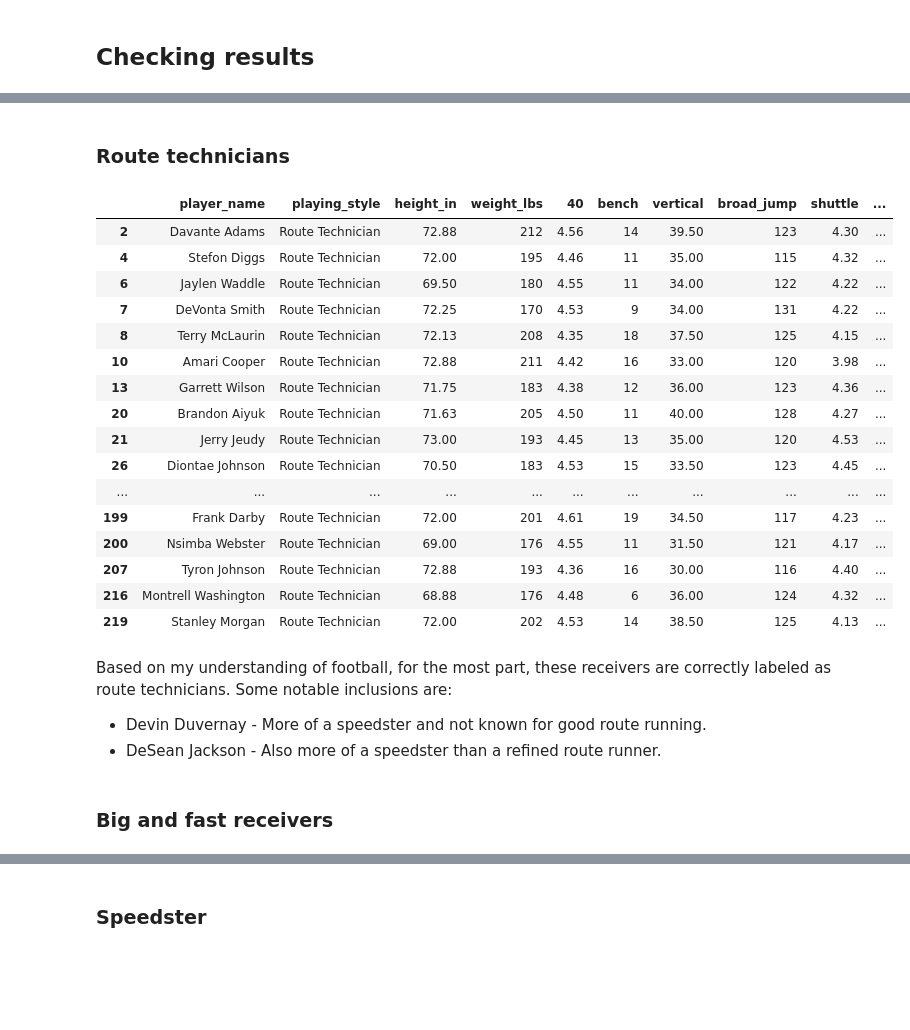
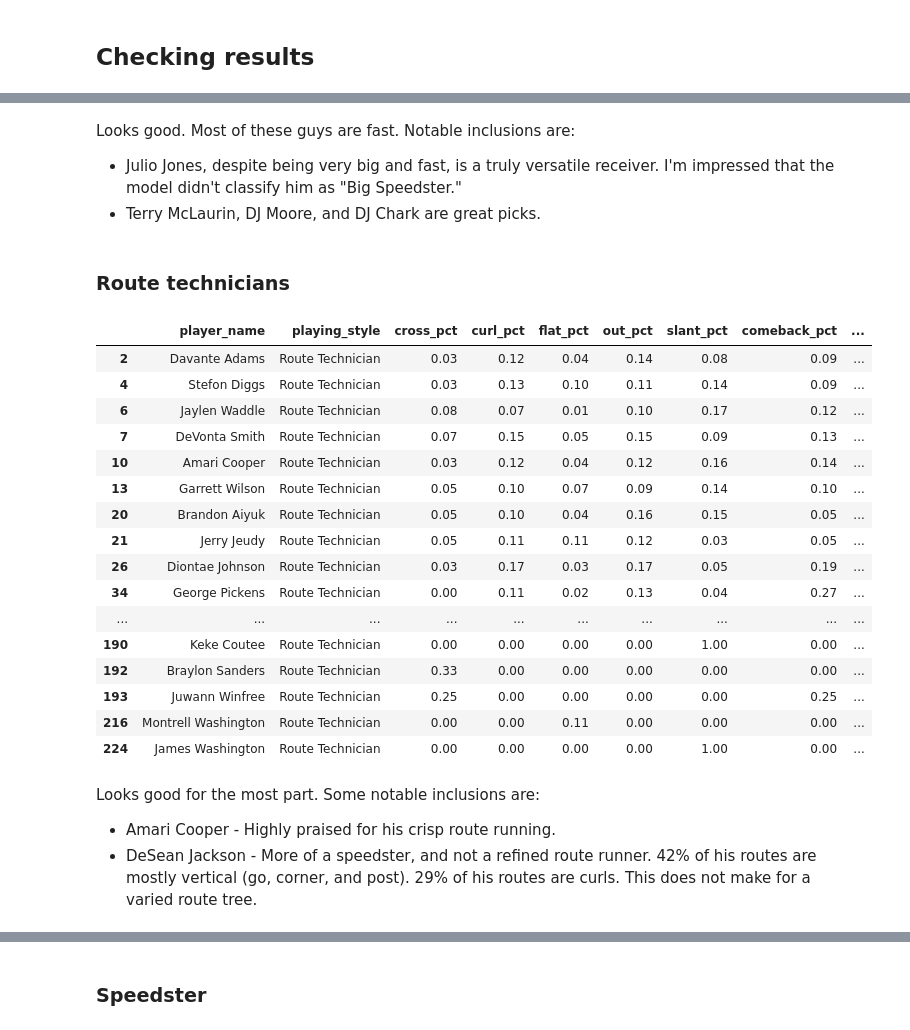
Before and after one commit to jeesuk/nfl_wr_classifier, a Jupyter notebook: notebooks/05_knn.ipynb, the cells around one changed output, grey strips where cells are left out. Drawn from its saved outputs; the diff is of its cells as text; code cells hidden in the pictures; blank space fills up the shorter version.

Commit message:
Updated KNN notebook.
Ran it with success features dropped.

```diff
--- a/notebooks/05_knn.ipynb
+++ b/notebooks/05_knn.ipynb
@@ -149,12 +151,15 @@ We'll drop categorical variables
 # Ensuring that we only include numeric columns for PCA
 # Dropping non-numeric columns (assuming non-numeric columns are 'player_name' and 'season_year')
 
+# FRINGE COLUMNS - Consider adding back
+# 'corner_success_rate', 'out_success_rate',
+
 scalable_features_df = aggregate.drop(['player_name', 'player_position', 'season_year', 'player_game_count','receptions', 'target', 'yards', 'att_yards', 'yards_after_catch',
                                        'yards_after_contact', 'touchdown', 'routes', 'pass_plays', 'contested_receptions', 'contested_targets', 'weather_attempt',
                                        'weather_catch', 'difficult_attempt', 'difficult_catch', 'qb_bf_attempt', 'qb_bf_catch', 'hurry_up_attempt','hurry_up_catch', 'possession_saver_attempt', 'possession_saver_catch',
-                                       'conversion_attempt', 'conversion_catch', 'redzone_attempt', 'redzone_catch', 'deep_attempt', 'deep_catch', 'deep_sideline_attempt', 'deep_sideline_catch', 'clutch_catch', 'conversion_catch', 'redzone_catch',
+                                       'conversion_attempt', 'conversion_catch', 'redzone_attempt', 'redzone_catch', 'deep_attempt', 'deep_catch', 'deep_sideline_attempt', 'deep_sideline_catch', 'clutch_catch',
                                        'difficult_success_rate', 'cross_success_rate', 'curl_success_rate', 'post_success_rate', 'underneath_screen_success_rate',
-                                        'flat_success_rate', 'slant_success_rate', 'wr_screen_success_rate', 'comeback_success_rate', 'go_success_rate',
+                                        'flat_success_rate', 'slant_success_rate', 'wr_screen_success_rate', 'comeback_success_rate', 'go_success_rate', 'corner_success_rate', 'out_success_rate',
                                         'in_success_rate', 'deep_success_rate', 'play_action_success_rate', 'rpo_success_rate', 'hurry_up_success_rate',
                                         'deep_sideline_success_rate', 'possession_saver_success_rate', 'route_rate', 'large_yac_catch', 'tackle_breaker_catch', 'beast_catch', 'play_action_attempt', 'play_action_catch', 'rpo_attempt', 'rpo_catch',
                                        'cross_attempt', 'cross_catch', 'corner_attempt', 'corner_catch', 'curl_attempt', 'out_attempt', 'out_catch', 'curl_catch', 'post_attempt', 'post_catch', 'underneath_screen_attempt',
@@ -400,12 +400,12 @@ Index(['PC1', 'PC2', 'PC3', 'PC4', 'PC5', 'PC6', 'PC7', 'PC8', 'PC9', 'PC10',
 # %%
 features = ['PC1', 'PC2', 'PC3', 'PC4', 'PC5', 'PC6', 'PC7', 'PC8', 'PC9', 'PC10',
        'PC11', 'PC12', 'PC13', 'PC14', 'PC15', 'PC16', 'PC17', 'PC18', 'PC19',
-       'PC20', 'PC21', 'PC22', 'PC23', 'PC24', 'PC25', 'PC26', 'PC27', 'PC28']
+       'PC20', 'PC21', 'PC22', 'PC23', 'PC24', 'PC25', 'PC26']
 # %% [markdown]
 ### Run the model on the test dataset
 - With 4 nearest neighbors
 # %%
-X_test['playing_style'] = X_test.apply(lambda X_test: fn.knn(features, X_train, X_test, y_train, 5), axis = 1)
+X_test['playing_style'] = X_test.apply(lambda X_test: fn.knn(features, X_train, X_test, y_train, 6), axis = 1)
 # %% [markdown]
 ## Checking results
 # %%
@@ -452,28 +474,30 @@ Name: count, dtype: int64
+# %% [markdown]
+Looks good. Most of these guys are fast. Notable inclusions are:
+- Julio Jones, despite being very big and fast, is a truly versatile receiver. I'm impressed that the model didn't classify him as "Big Speedster."
+- Terry McLaurin, DJ Moore, and DJ Chark are great picks.
 # %% [markdown]
 ### Route technicians
 # %%
-final[final['playing_style'] == 'Route Technician']
+final[final['playing_style'] == 'Route Technician'][['player_name', 'playing_style', 'cross_pct', 'curl_pct', 'flat_pct', 'out_pct', 'slant_pct', 'comeback_pct', 'corner_pct', 'post_pct', 'go_pct', 'wr_screen_pct', 'underneath_screen_pct']]
 # %% [output]
-|  | player_name | playing_style | height_in | weight_lbs | 40 | bench | vertical | broad_jump | shuttle | ... |
-| 2 | Davante Adams | Route Technician | 72.88 | 212 | 4.56 | 14 | 39.50 | 123 | 4.30 | ... |
-| 4 | Stefon Diggs | Route Technician | 72.00 | 195 | 4.46 | 11 | 35.00 | 115 | 4.32 | ... |
-| 6 | Jaylen Waddle | Route Technician | 69.50 | 180 | 4.55 | 11 | 34.00 | 122 | 4.22 | ... |
-| 7 | DeVonta Smith | Route Technician | 72.25 | 170 | 4.53 | 9 | 34.00 | 131 | 4.22 | ... |
-| 8 | Terry McLaurin | Route Technician | 72.13 | 208 | 4.35 | 18 | 37.50 | 125 | 4.15 | ... |
-| 10 | Amari Cooper | Route Technician | 72.88 | 211 | 4.42 | 16 | 33.00 | 120 | 3.98 | ... |
-| 13 | Garrett Wilson | Route Technician | 71.75 | 183 | 4.38 | 12 | 36.00 | 123 | 4.36 | ... |
-| 20 | Brandon Aiyuk | Route Technician | 71.63 | 205 | 4.50 | 11 | 40.00 | 128 | 4.27 | ... |
-| 21 | Jerry Jeudy | Route Technician | 73.00 | 193 | 4.45 | 13 | 35.00 | 120 | 4.53 | ... |
-| 26 | Diontae Johnson | Route Technician | 70.50 | 183 | 4.53 | 15 | 33.50 | 123 | 4.45 | ... |
-| ... | ... | ... | ... | ... | ... | ... | ... | ... | ... | ... |
-| 199 | Frank Darby | Route Technician | 72.00 | 201 | 4.61 | 19 | 34.50 | 117 | 4.23 | ... |
-| 200 | Nsimba Webster | Route Technician | 69.00 | 176 | 4.55 | 11 | 31.50 | 121 | 4.17 | ... |
-| 207 | Tyron Johnson | Route Technician | 72.88 | 193 | 4.36 | 16 | 30.00 | 116 | 4.40 | ... |
-| 216 | Montrell Washington | Route Technician | 68.88 | 176 | 4.48 | 6 | 36.00 | 124 | 4.32 | ... |
-| 219 | Stanley Morgan | Route Technician | 72.00 | 202 | 4.53 | 14 | 38.50 | 125 | 4.13 | ... |
+|  | player_name | playing_style | cross_pct | curl_pct | flat_pct | out_pct | slant_pct | comeback_pct | ... |
+| 2 | Davante Adams | Route Technician | 0.03 | 0.12 | 0.04 | 0.14 | 0.08 | 0.09 | ... |
+| 4 | Stefon Diggs | Route Technician | 0.03 | 0.13 | 0.10 | 0.11 | 0.14 | 0.09 | ... |
+| 6 | Jaylen Waddle | Route Technician | 0.08 | 0.07 | 0.01 | 0.10 | 0.17 | 0.12 | ... |
+| 7 | DeVonta Smith | Route Technician | 0.07 | 0.15 | 0.05 | 0.15 | 0.09 | 0.13 | ... |
+| 10 | Amari Cooper | Route Technician | 0.03 | 0.12 | 0.04 | 0.12 | 0.16 | 0.14 | ... |
+| 13 | Garrett Wilson | Route Technician | 0.05 | 0.10 | 0.07 | 0.09 | 0.14 | 0.10 | ... |
+| 20 | Brandon Aiyuk | Route Technician | 0.05 | 0.10 | 0.04 | 0.16 | 0.15 | 0.05 | ... |
+| 21 | Jerry Jeudy | Route Technician | 0.05 | 0.11 | 0.11 | 0.12 | 0.03 | 0.05 | ... |
+| 26 | Diontae Johnson | Route Technician | 0.03 | 0.17 | 0.03 | 0.17 | 0.05 | 0.19 | ... |
+| 34 | George Pickens | Route Technician | 0.00 | 0.11 | 0.02 | 0.13 | 0.04 | 0.27 | ... |
+| ... | ... | ... | ... | ... | ... | ... | ... | ... | ... |
+| 190 | Keke Coutee | Route Technician | 0.00 | 0.00 | 0.00 | 0.00 | 1.00 | 0.00 | ... |
+| 192 | Braylon Sanders | Route Technician | 0.33 | 0.00 | 0.00 | 0.00 | 0.00 | 0.00 | ... |
+| 193 | Juwann Winfree | Route Technician | 0.25 | 0.00 | 0.00 | 0.00 | 0.00 | 0.25 | ... |
+| 216 | Montrell Washington | Route Technician | 0.00 | 0.00 | 0.11 | 0.00 | 0.00 | 0.00 | ... |
+| 224 | James Washington | Route Technician | 0.00 | 0.00 | 0.00 | 0.00 | 1.00 | 0.00 | ... |
 # %% [markdown]
-Based on my understanding of football, for the most part, these receivers are correctly labeled as route technicians. Some notable inclusions are:
-- Devin Duvernay - More of a speedster and not known for good route running.
-- DeSean Jackson - Also more of a speedster than a refined route runner.
+Looks good for the most part. Some notable inclusions are:
+- Amari Cooper - Highly praised for his crisp route running.
+- DeSean Jackson - More of a speedster, and not a refined route runner. 42% of his routes are mostly vertical (go, corner, and post). 29% of his routes are curls. This does not make for a varied route tree.
-# %% [markdown]
-### Big and fast receivers
```
Also changed, not shown: parts of 53 cells of this notebook.
